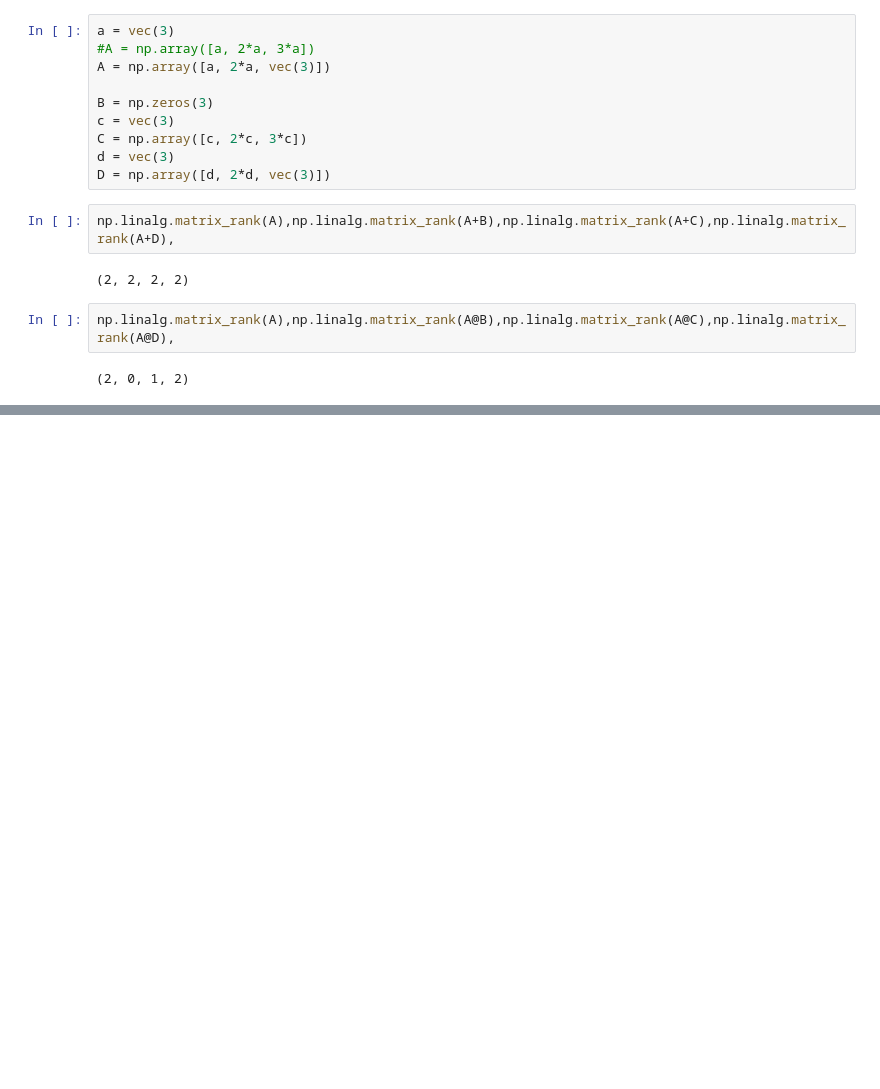
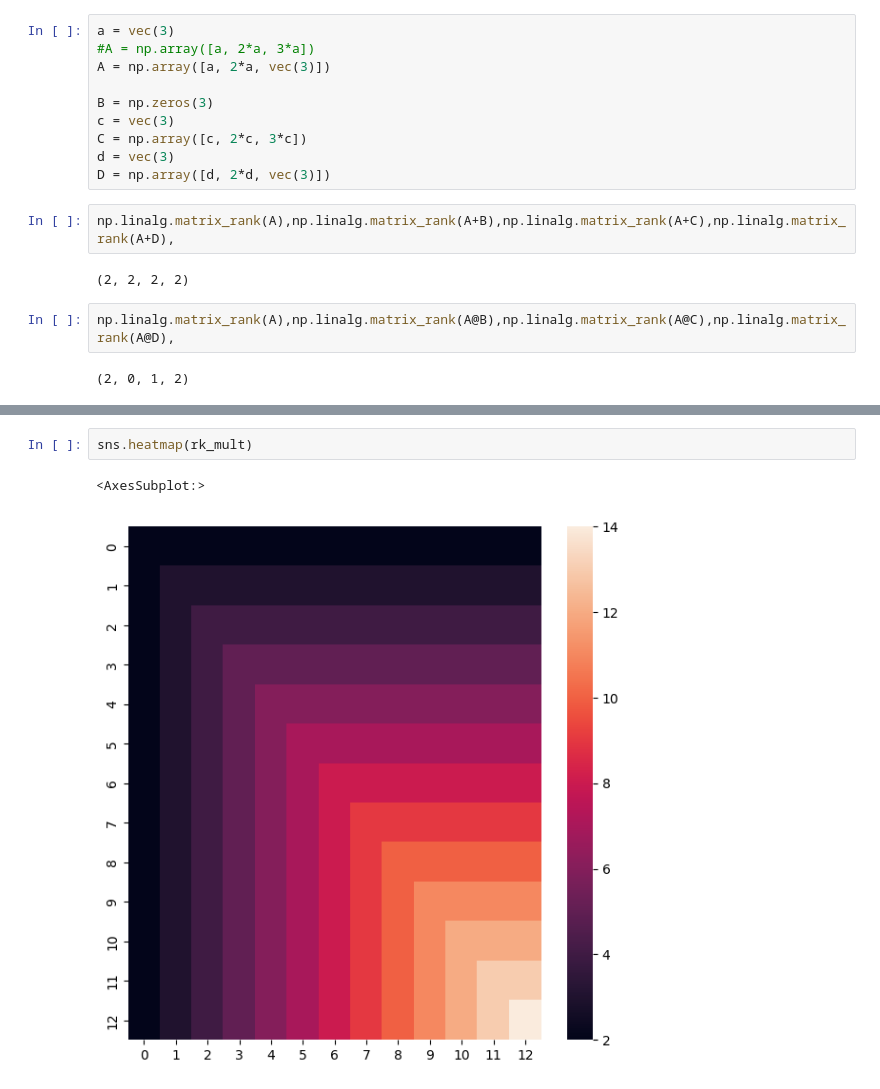
Before and after one commit to falasur/LA4DS, a Jupyter notebook: LA4DS_Ch6.ipynb, the cells around one changed output, grey strips where cells are left out. Drawn from its saved outputs; the diff is of its cells as text; blank space fills up the shorter version.

```diff
--- a/LA4DS_Ch6.ipynb
+++ b/LA4DS_Ch6.ipynb
@@ -239,0 +262,5 @@ np.linalg.matrix_rank(A),np.linalg.matrix_rank(A@B),np.linalg.matrix_rank(A@C),n
+# %%
+sns.heatmap(rk_mult)
+# %% [output]
+<AxesSubplot:>
+[figure, added]
```
Also changed, not shown: parts of 24 cells of this notebook.
